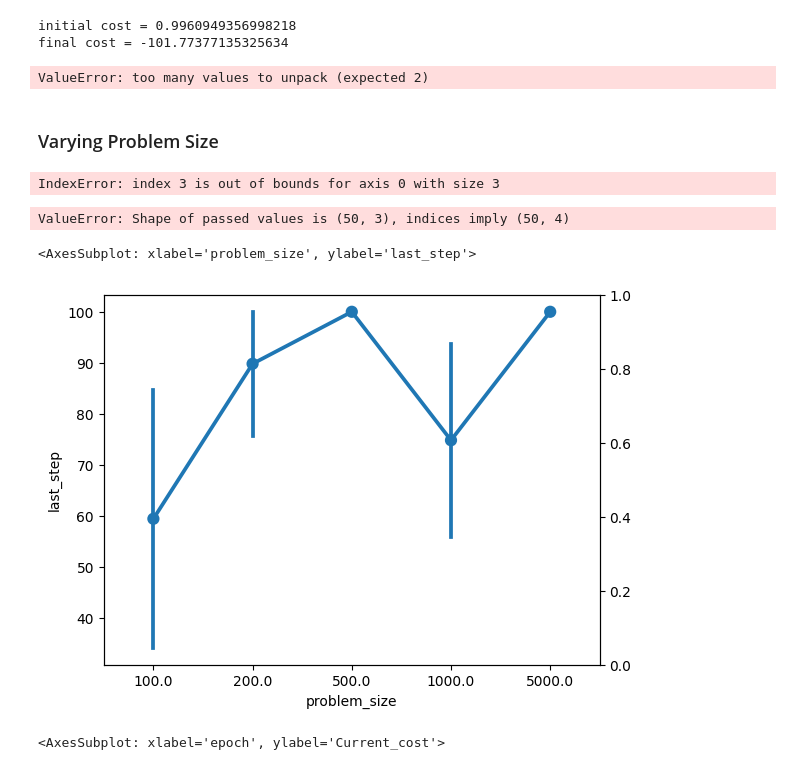
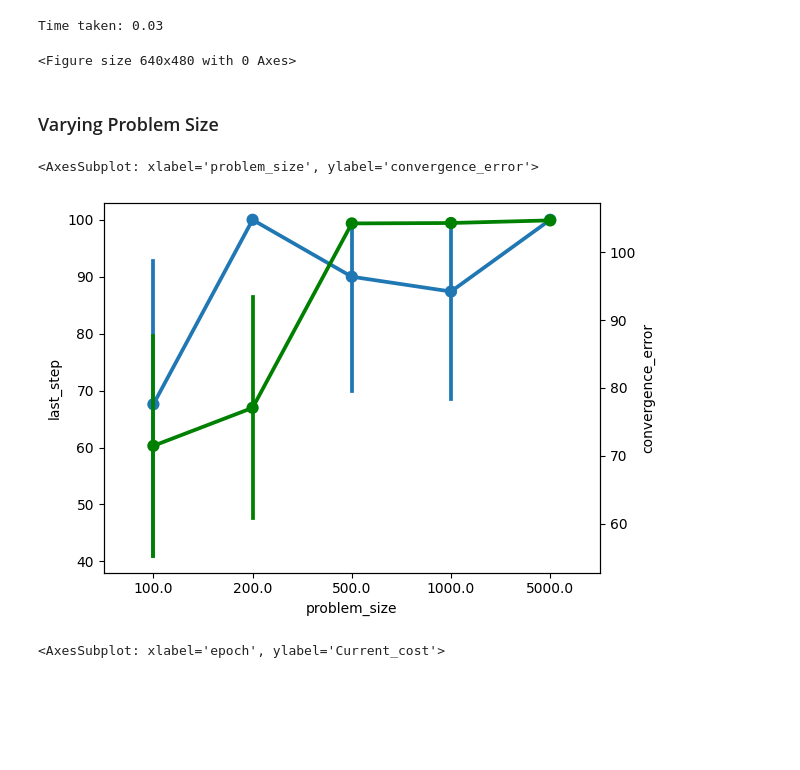
Before and after one commit to LucaSfragara/SimulatedAnnealing, a Jupyter notebook: probl.ipynb, the cells around one changed output. Saved outputs shown, nothing was run; the diff lists cells and outputs as text; code cells hidden in the pictures; blank space fills up the shorter version.

```diff
--- a/probl.ipynb
+++ b/probl.ipynb
@@ -112,6 +112,10 @@ def early_stop_hook(best_c):
 start_time  = time.time()
 
 optimizer = Optimizer(70, seed=123, create_path = False)
+
+true_min = np.min(optimizer.data)
+
+
 beta_list = SA.linearbeta(beta0=0.01, beta1=1, steps=1000)
 best_c, hist = SA.simann(optimizer, mcmc_steps=100,
                              beta_list=beta_list, seed=10, mc_hook= early_stop_hook)
@@ -121,9 +125,8 @@ print("Time taken: {}".format(np.round(time.time()-start_time, 2)))
 fig0 = plt.figure()
 #optimizer.display(fig0)
 # %% [output]
-initial cost = 0.9960949356998218
-final cost = -101.77377135325634
+Time taken: 0.03
-ValueError: too many values to unpack (expected 2)
+<Figure size 640x480 with 0 Axes>
 # %% [markdown]
 ### Varying Problem Size
 # %%
@@ -144,7 +147,9 @@ beta_list = SA.linearbeta(beta0=0.01, beta1=1, steps=anneal_steps)
 i = 0
 for problem_size in problem_sizes:
     for sim in range(simulations):
+
         optimizer = Optimizer(problem_size, create_path = False)
+        true_min = np.min(optimizer.data)
 
         epoch, hist = SA.simann(optimizer, mcmc_steps=100,
                              beta_list=beta_list, seed=10, mc_hook= early_stop_hook)
@@ -152,22 +157,19 @@ for problem_size in problem_sizes:
         data[i][0] = problem_size
         data[i][1] = epoch
         data[i][2] = hist[epoch-1][4] #get the last best cost
-        data[i][3] = data[i][2] < -100
+        data[i][3] = np.abs(data[i][2]-true_min)/true_min
         i += 1
-# %% [output]
-IndexError: index 3 is out of bounds for axis 0 with size 3
 # %%
-
-data_df = pd.DataFrame(data, columns=["problem_size", "last_step", "best_cost", "has_converged"])
+data_df = pd.DataFrame(data, columns=["problem_size", "last_step", "best_cost", "convergence_error"])
-# %% [output]
-ValueError: Shape of passed values is (50, 3), indices imply (50, 4)
 # %%
 fig, ax = plt.subplots(1,1)
 ax2 = ax.twinx()
+
 sns.pointplot(data = data_df, x = "problem_size", y = "last_step", ax = ax)
+sns.pointplot(data = data_df, x = "problem_size", y = "convergence_error", ax = ax2, color = "green")
 # %% [output]
-<AxesSubplot: xlabel='problem_size', ylabel='last_step'>
+<AxesSubplot: xlabel='problem_size', ylabel='convergence_error'>
-[figure, old version]
+[figure, new version]
 # %%
 sns.lineplot(data = hist[:-1], x = "epoch", y = "Acceptance_rate")
 ax2 = plt.twinx()
```
Also changed, not shown: 1 other file.
